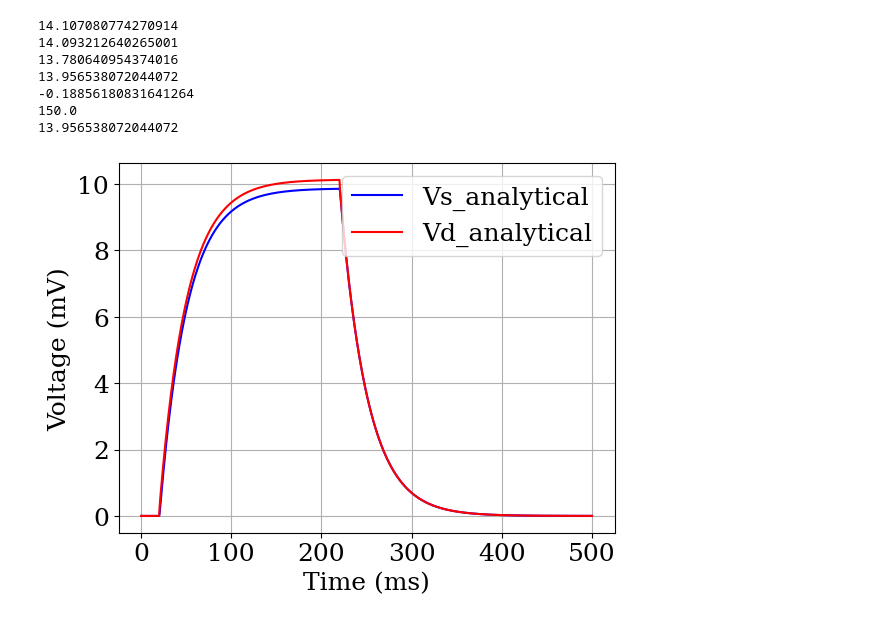
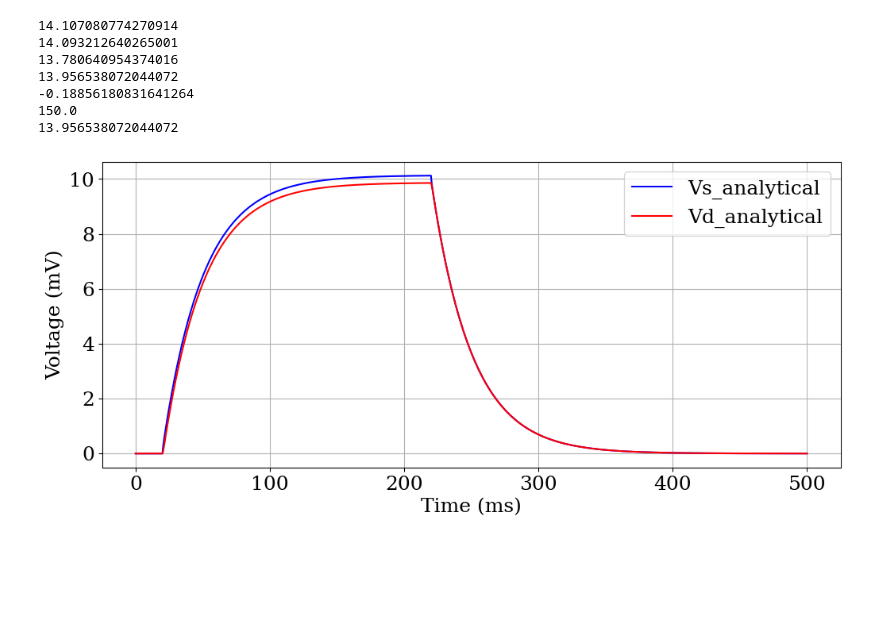
Before and after one commit to jscyyl/GabbianiLab, a Jupyter notebook: 2-Compartment-Analytical-Simulation.ipynb, the cells around one changed output. Saved outputs shown, nothing was run; the diff lists cells and outputs as text; code cells hidden in the pictures; blank space fills up the shorter version.

```diff
--- a/2-Compartment-Analytical-Simulation.ipynb
+++ b/2-Compartment-Analytical-Simulation.ipynb
@@ -113,15 +113,16 @@ print(y_w1[300])
 # %%
 #plotting Vs and Vd based on the derivations
 y_Vs = float(math.sqrt(2)/2)*(vfunc_w1(t, t1, t2)-vfunc_w2(t, t1, t2))
-y_Vd = float(math.sqrt(2)/2)*(vfunc_w1(t, t1, t2)vfunc_w2(t, t1, t2))
+y_Vd = float(math.sqrt(2)/2)*(vfunc_w1(t, t1, t2)+vfunc_w2(t, t1, t2))
 
 #plot graph
+fig1 = plt.figure(figsize=(12,5))
 plt.plot(t, y_Vs, c='b', label='Vs_analytical')
 plt.plot(t, y_Vd, c='r', label='Vd_analytical')
 #add labels
 plt.ylabel('Voltage (mV)')
 plt.xlabel('Time (ms)')
 plt.legend(loc='upper right')
 plt.grid()
 # %% [output]
-[figure, old version]
+[figure, new version]
```
